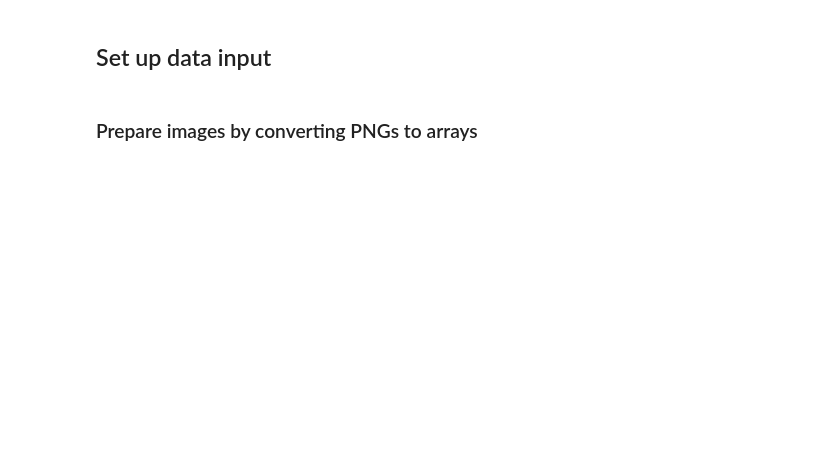
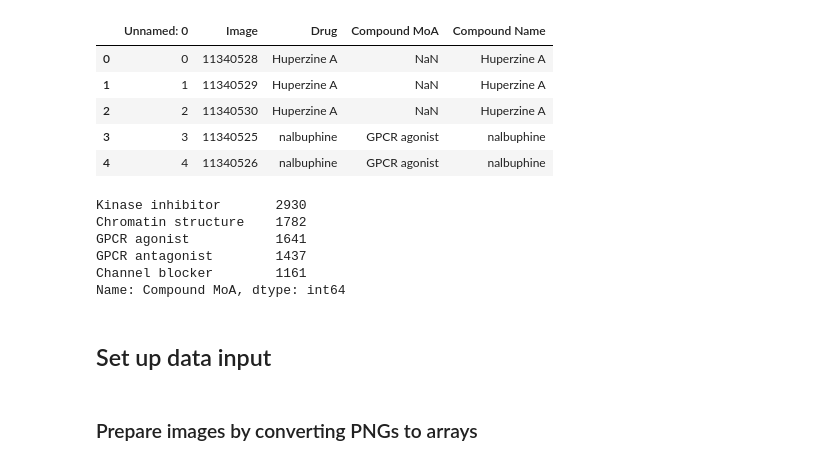
Before and after one commit to emilylorenzen/metis-deeplearning, a Jupyter notebook: metis-deep-modeling.ipynb, the cells around one changed output. Saved outputs shown, nothing was run; the diff lists cells and outputs as text; code cells hidden in the pictures; blank space fills up the shorter version.

```diff
--- a/metis-deep-modeling.ipynb
+++ b/metis-deep-modeling.ipynb
@@ -24,5 +27,22 @@ from keras_visualizer import visualizer
 # %%
 df_image_MoA = pd.read_csv('df_image_MoA.csv')
+df_image_MoA.head()
+# %% [output]
+|  | Unnamed: 0 | Image | Drug | Compound MoA | Compound Name |
+| 0 | 0 | 11340528 | Huperzine A | NaN | Huperzine A |
+| 1 | 1 | 11340529 | Huperzine A | NaN | Huperzine A |
+| 2 | 2 | 11340530 | Huperzine A | NaN | Huperzine A |
+| 3 | 3 | 11340525 | nalbuphine | GPCR agonist | nalbuphine |
+| 4 | 4 | 11340526 | nalbuphine | GPCR agonist | nalbuphine |
+# %%
+df_image_MoA['Compound MoA'].value_counts().head()
+# %% [output]
+Kinase inhibitor       2930
+Chromatin structure    1782
+GPCR agonist           1641
+GPCR antagonist        1437
+Channel blocker        1161
+Name: Compound MoA, dtype: int64
 # %% [markdown]
 ## Set up data input
 # %% [markdown]
```
Also changed, not shown: parts of 45 cells of this notebook, 2 other files.
